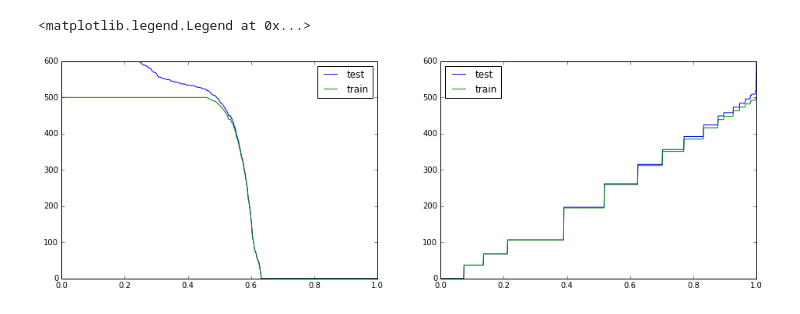
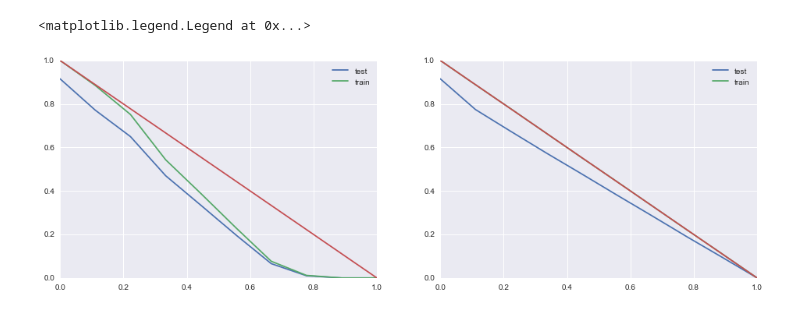
Before and after one commit to RomainBrault/OV2SGD, a Jupyter notebook: O2CSVM.ipynb, the cells around one changed output. Saved outputs shown, nothing was run; the diff lists cells and outputs as text; code cells hidden in the pictures.

```diff
--- a/O2CSVM.ipynb
+++ b/O2CSVM.ipynb
@@ -142,0 +201,11 @@ def plot(nu):
+# %%
+n1 = 1000
+n2 = 1000
+
+Xi = np.concatenate((np.random.randn(n1, 2),
+                     10 + np.random.randn(n2, 2),
+                     np.array([5, 5]) + np.random.randn(n3, 2)))
+Xo = 20 * (np.random.rand(100, 2) -.2)
+Xt = np.concatenate((Xi, Xo))
+
+y_test = np.concatenate((np.ones(Xi.shape[0]), -np.ones(Xo.shape[0])))
@@ -143,21 +262,25 @@ def plot(nu):
 # %%
 plt.figure(figsize=(16, 5))
+p = 10
 plt.subplot(1, 2, 1)
-h1, = plt.plot(np.linspace(0, 1, 1000),
-         np.array([np.sum(estimator._f(X, nu) - estimator._r(nu) > 0) for nu in np.linspace(0, 1, 1000)]))
-h2, = plt.plot(np.linspace(0, 1, 1000),
-         np.array([np.sum(estimator._f(Xi, nu) - estimator._r(nu) > 0) for nu in np.linspace(0, 1, 1000)]))
+h1, = plt.plot(np.linspace(0., 1, p),
+         np.array([np.mean(estimator._f(X, nu) - estimator._r(nu) >= 0) for nu in np.linspace(0., 1, p)]))
+h2, = plt.plot(np.linspace(0., 1, p),
+         np.array([np.mean(estimator._f(Xi, nu) - estimator._r(nu) >= 0) for nu in np.linspace(0., 1, p)]))
+# plt.plot(np.linspace(0., 1, p), estimator._f(X, 0))
+plt.plot(1 - np.linspace(0., 1, p), np.linspace(0., 1, p))
 plt.legend([h1, h2], ['test', 'train'], loc=1)
 
 plt.subplot(1, 2, 2)
-h3, = plt.plot(np.linspace(0, 1, 1000),
-         np.array([np.sum(estimator._fs(X, nu) - estimator._rs(nu) > 0) for nu in np.linspace(0, 1, 1000)]))
-h4, = plt.plot(np.linspace(0, 1, 1000),
-         np.array([np.sum(estimator._fs(Xi, nu) - estimator._rs(nu) > 0) for nu in np.linspace(0, 1, 1000)]))
-plt.legend([h3, h4], ['test', 'train'], loc=2)
+h3, = plt.plot(np.linspace(0., 1, p),
+         np.array([np.mean(estimator.decision_function(X, nu) >= 0) for nu in np.linspace(0., 1, p)]))
+h4, = plt.plot(np.linspace(0., 1, p),
+         np.array([np.mean(estimator.decision_function(Xi, nu) >= 0) for nu in np.linspace(0., 1, p)]))
+plt.plot(1 - np.linspace(0., 1, p), np.linspace(0., 1, p))
+plt.legend([h3, h4], ['test', 'train'], loc=1)
 # %% [output]
 <matplotlib.legend.Legend at 0x...>
-[figure, old version]
+[figure, new version]
 # %%
 # Author: Virgile Fritsch <virgile.fritsch@inria.fr>
 # License: BSD 3 clause
```
Also changed, not shown: parts of 14 cells of this notebook, 19 other files.
